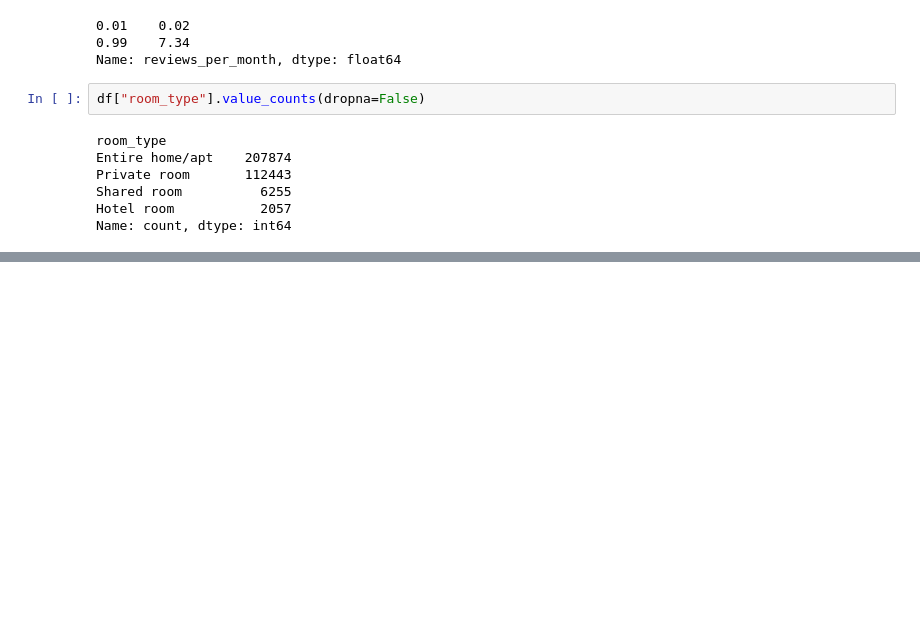
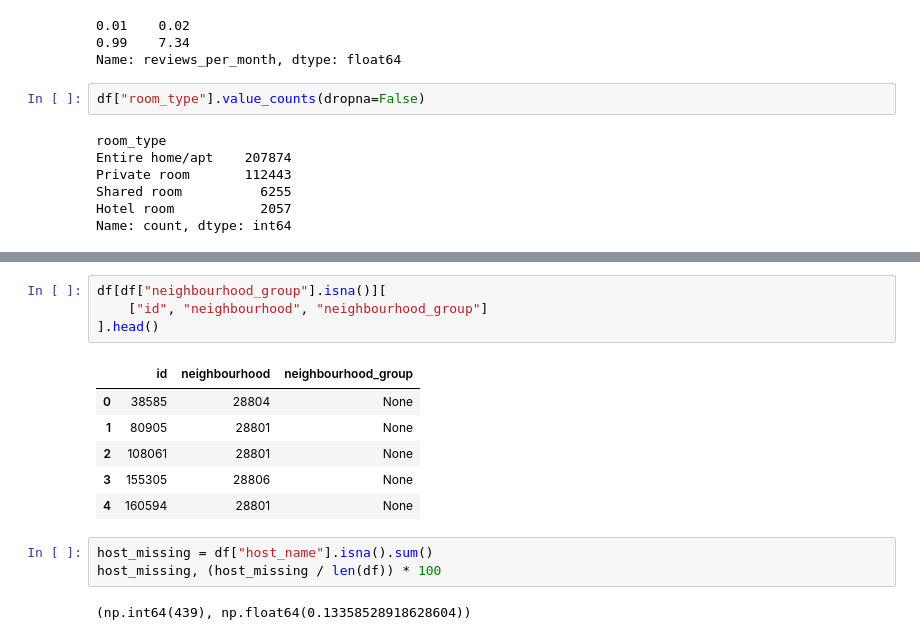
Before and after one commit to Aizar-yzd/bigdata-final-project, a Jupyter notebook: elt_pipeline/04_check_data.ipynb, the cells around one changed output, grey strips where cells are left out. Drawn from its saved outputs; the diff is of its cells as text; blank space fills up the shorter version.

```diff
--- a/elt_pipeline/04_check_data.ipynb
+++ b/elt_pipeline/04_check_data.ipynb
@@ -203,0 +255,16 @@ Name: count, dtype: int64
+# %%
+df[df["neighbourhood_group"].isna()][
+    ["id", "neighbourhood", "neighbourhood_group"]
+].head()
+# %% [output]
+|  | id | neighbourhood | neighbourhood_group |
+| 0 | 38585 | 28804 | None |
+| 1 | 80905 | 28801 | None |
+| 2 | 108061 | 28801 | None |
+| 3 | 155305 | 28806 | None |
+| 4 | 160594 | 28801 | None |
+# %%
+host_missing = df["host_name"].isna().sum()
+host_missing, (host_missing / len(df)) * 100
+# %% [output]
+(np.int64(439), np.float64(0.13358528918628604))
```
Also changed, not shown: parts of 7 cells of this notebook, 2 other files.
